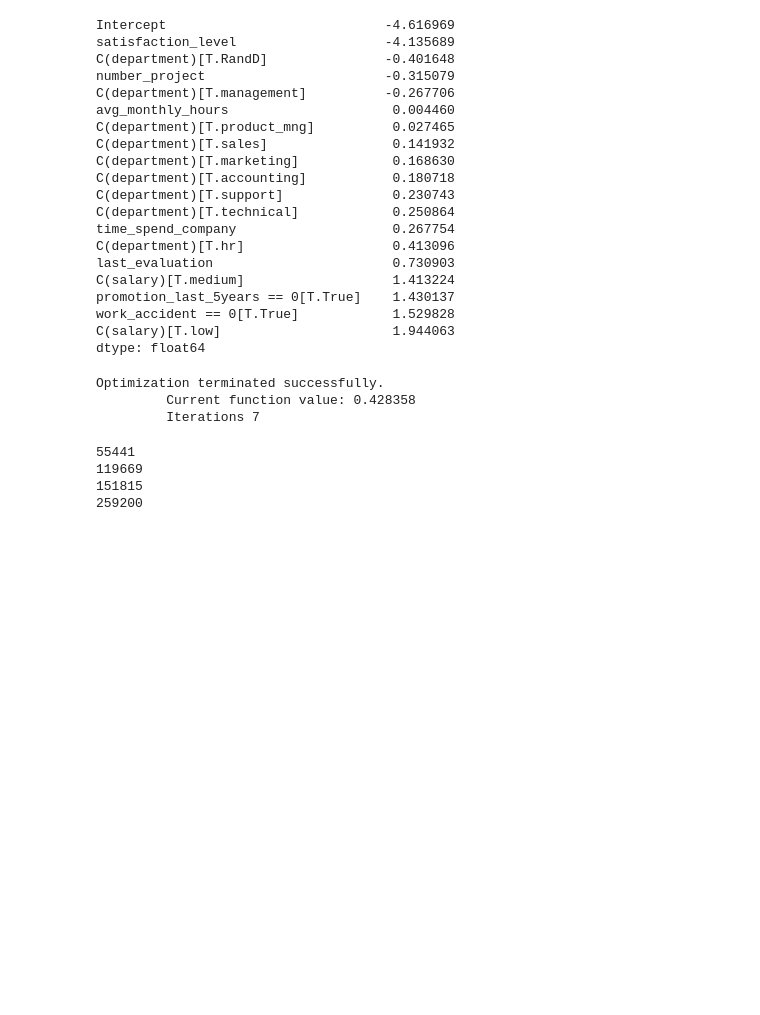
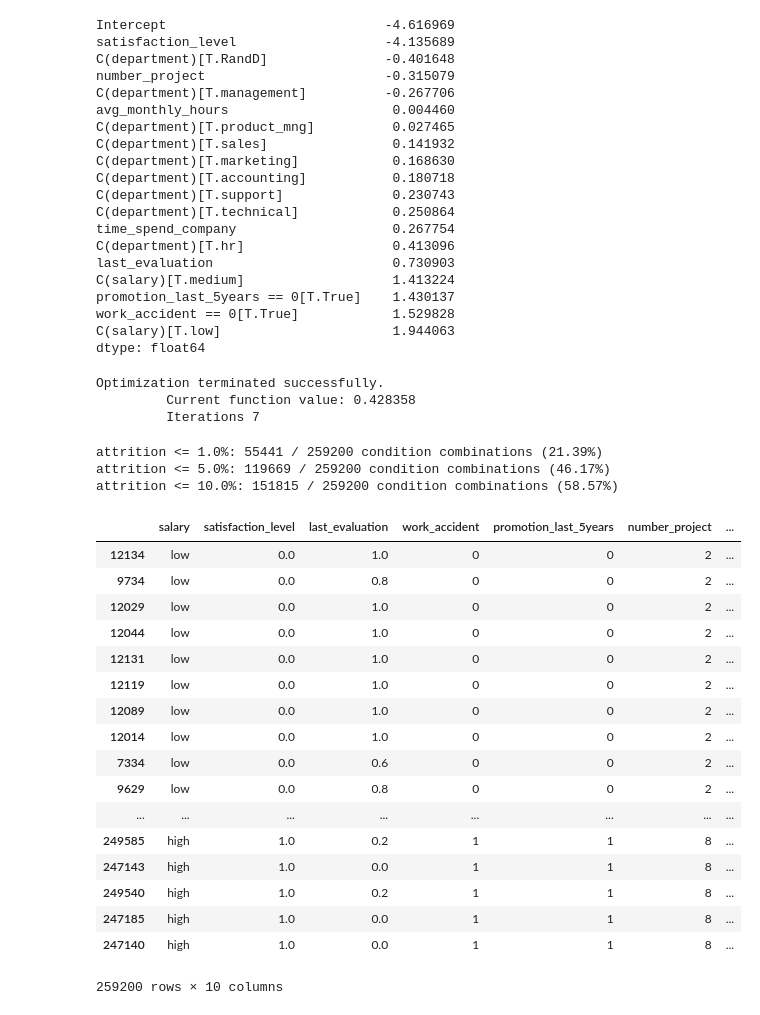
Before and after one commit to joeylmaalouf/HR-analytics, a Jupyter notebook: report/report3.ipynb, the cells around one changed output. Cells and saved outputs as stored; diff of their text form; code cells hidden in the pictures; blank space fills up the shorter version.

Commit message:
results

```diff
--- a/report/report3.ipynb
+++ b/report/report3.ipynb
@@ -157,16 +158,3 @@ params = {
 keys, vals = zip(*params.items())
 for prod in it.product(*vals):
     cm.predict(keys, prod)
-# %%
-for l in [
-    len(cm.results[cm.results.attrition < 0.01]),
-    len(cm.results[cm.results.attrition < 0.05]),
-    len(cm.results[cm.results.attrition < 0.10]),
-    len(cm.results)
-]:
-    print(l)
-# %% [output]
-55441
-119669
-151815
-259200
@@ -176 +161,10 @@ for l in [
+# %%
+total = len(cm.results)
+for quit_rate in [0.01, 0.05, 0.10]:
+    l = len(cm.results[cm.results.attrition < quit_rate])
+    print("attrition <= {0}%: {1} / {2} condition combinations ({3:.2f}%)".format(100 * quit_rate, l, total, 100.0 * l / total))
+# %% [output]
+attrition <= 1.0%: 55441 / 259200 condition combinations (21.39%)
+attrition <= 5.0%: 119669 / 259200 condition combinations (46.17%)
+attrition <= 10.0%: 151815 / 259200 condition combinations (58.57%)
 # %%
@@ -178,2 +172,23 @@ for l in [
 # see how bad conditions can be for employees before they quit?
 # make regression model, figure out how low pay can be (etc.) for each predicted % of employees leaving
+# %%
+cm.results.sort_values("attrition", ascending = False)
+# %% [output]
+|  | salary | satisfaction_level | last_evaluation | work_accident | promotion_last_5years | number_project | ... |
+| 12134 | low | 0.0 | 1.0 | 0 | 0 | 2 | ... |
+| 9734 | low | 0.0 | 0.8 | 0 | 0 | 2 | ... |
+| 12029 | low | 0.0 | 1.0 | 0 | 0 | 2 | ... |
+| 12044 | low | 0.0 | 1.0 | 0 | 0 | 2 | ... |
+| 12131 | low | 0.0 | 1.0 | 0 | 0 | 2 | ... |
+| 12119 | low | 0.0 | 1.0 | 0 | 0 | 2 | ... |
+| 12089 | low | 0.0 | 1.0 | 0 | 0 | 2 | ... |
+| 12014 | low | 0.0 | 1.0 | 0 | 0 | 2 | ... |
+| 7334 | low | 0.0 | 0.6 | 0 | 0 | 2 | ... |
+| 9629 | low | 0.0 | 0.8 | 0 | 0 | 2 | ... |
+| ... | ... | ... | ... | ... | ... | ... | ... |
+| 249585 | high | 1.0 | 0.2 | 1 | 1 | 8 | ... |
+| 247143 | high | 1.0 | 0.0 | 1 | 1 | 8 | ... |
+| 249540 | high | 1.0 | 0.2 | 1 | 1 | 8 | ... |
+| 247185 | high | 1.0 | 0.0 | 1 | 1 | 8 | ... |
+| 247140 | high | 1.0 | 0.0 | 1 | 1 | 8 | ... |
+259200 rows × 10 columns
```
Also changed, not shown: parts of 4 cells of this notebook.
